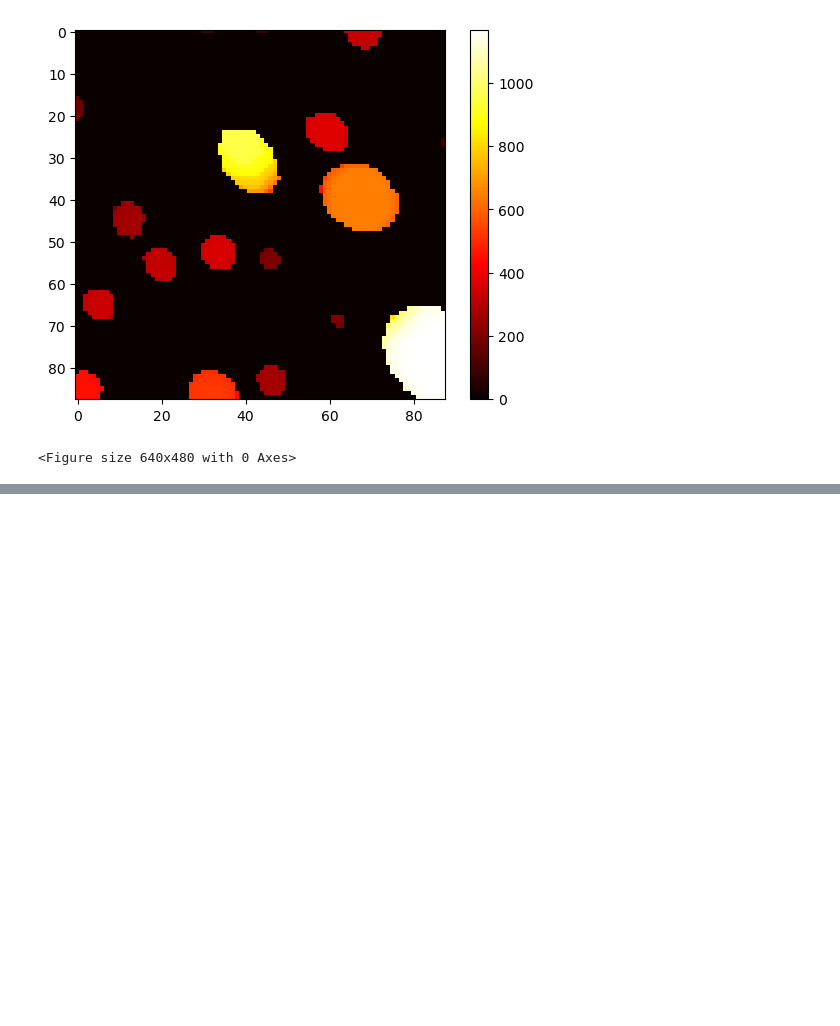
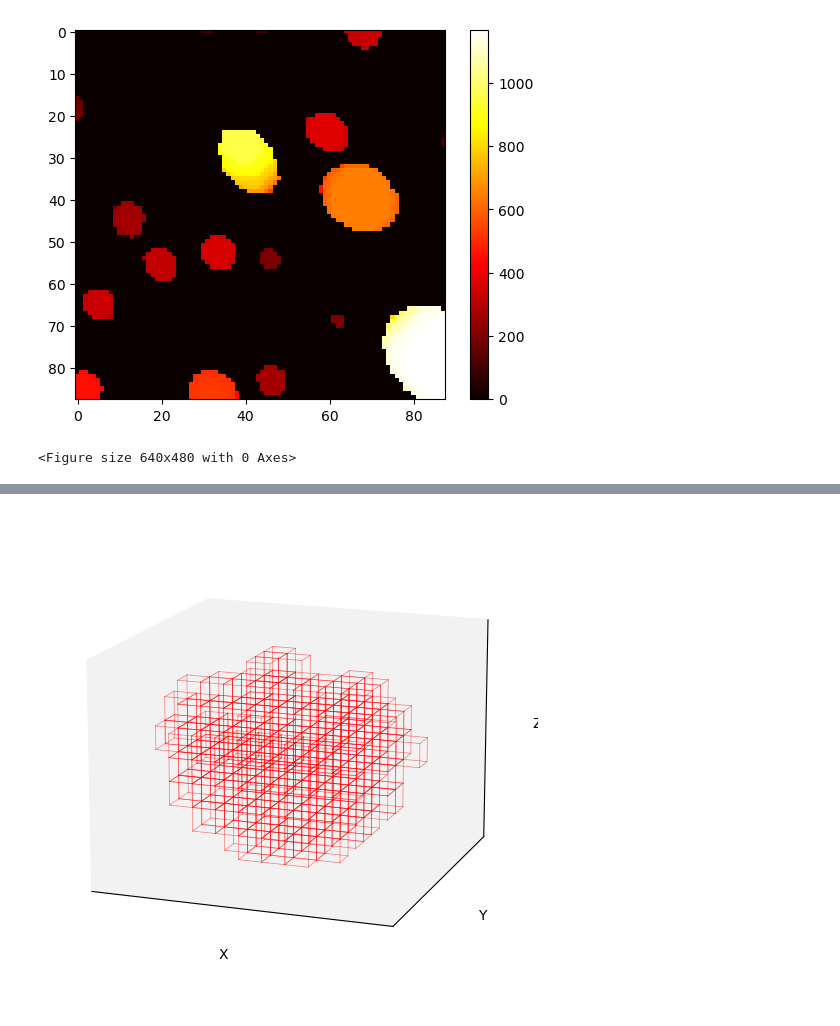
Before and after one commit to s185231/HPC3D_project, a Jupyter notebook: code/visualize.ipynb, the cells around one changed output, grey strips where cells are left out. Drawn from its saved outputs; the diff is of its cells as text; code cells hidden in the pictures; blank space fills up the shorter version.

```diff
--- a/code/visualize.ipynb
+++ b/code/visualize.ipynb
@@ -221,0 +140,6 @@ plt.savefig(path)
+# %%
+save_path = "/dtu/3d-imaging-center/courses/02509/groups/group01/other/"
+#Note: Try and get the exact camera data for use with tomviz
+fnc.plot_samples(mask, grid_list, view=(15, 110), linewidth=0.5, alpha=0.5, save_path=save_path)
+# %% [output]
+[figure, added]
```
Also changed, not shown: parts of 5 cells of this notebook, 3 other files.
